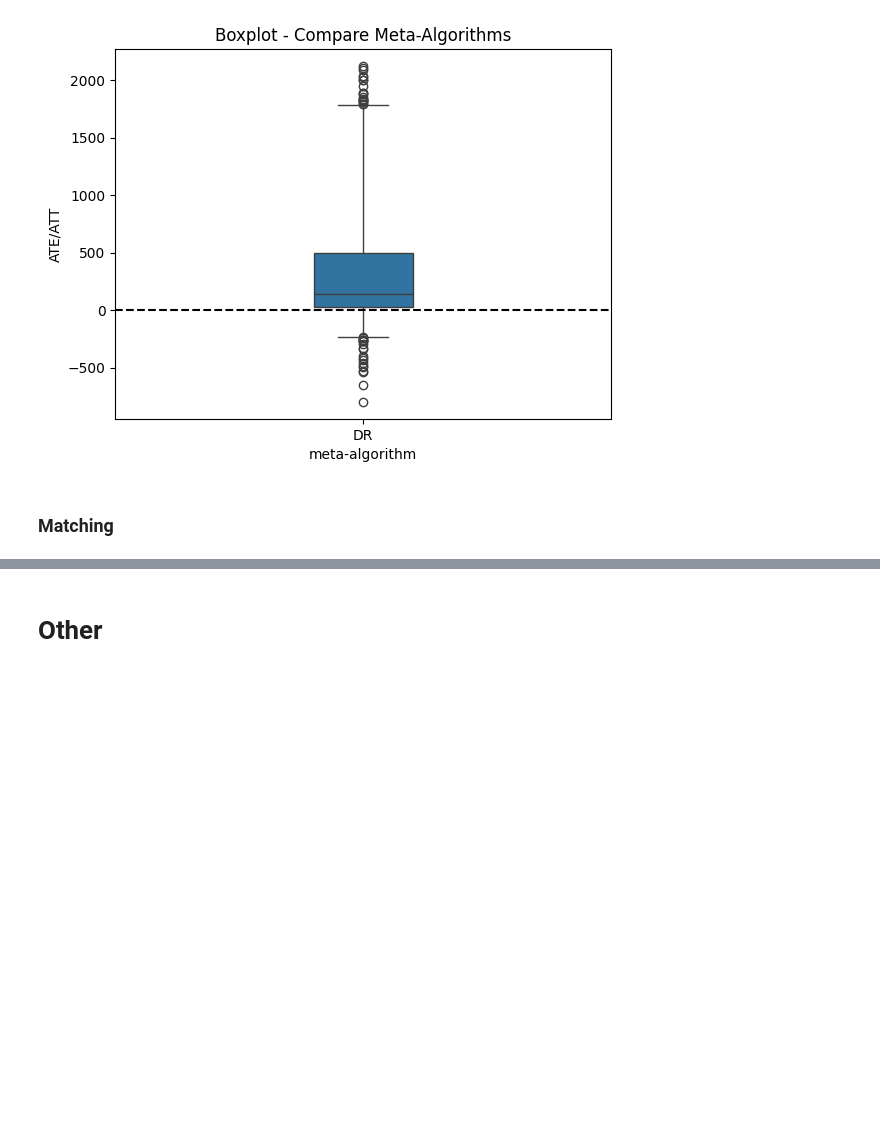
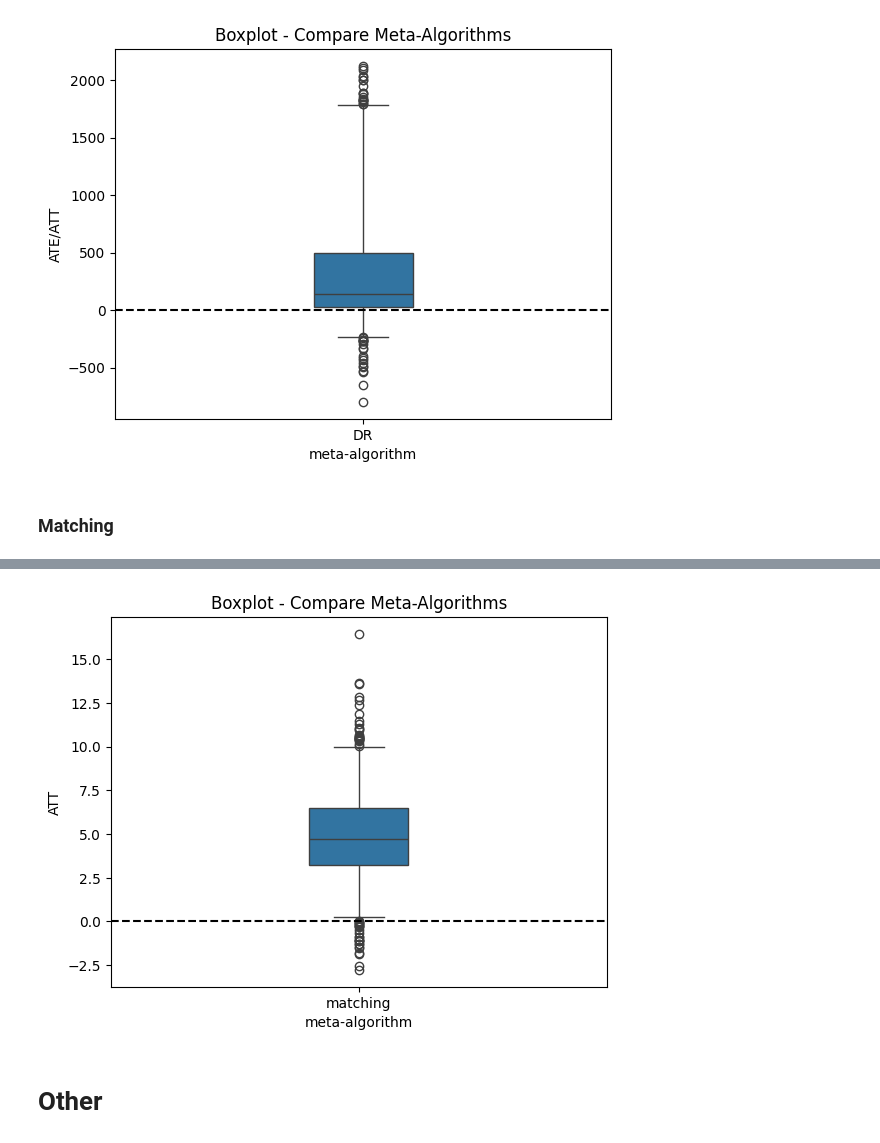
Before and after one commit to matansol/causal-inference-course, a Jupyter notebook: project/project.ipynb, the cells around one changed output, grey strips where cells are left out. Cells and saved outputs as stored; diff of their text form; code cells hidden in the pictures; blank space fills up the shorter version.

```diff
--- a/project/project.ipynb
+++ b/project/project.ipynb
@@ -1763,3 +1919,12 @@ plt.show()
+# %%
+df = pd.DataFrame({'matching': matching_bootstrap_estimates}).melt()
+df.columns = ['meta-algorithm', 'ATT']
+sns.boxplot(x='meta-algorithm', y='ATT', data=df, width=0.2, whis=[2.5, 97.5])
+plt.title('Boxplot - Compare Meta-Algorithms')
+plt.axhline(y=0, linestyle='--', color='black')
+plt.show()
+# %% [output]
+[figure, added]
 # %% [markdown]
 # Other
 # %% [markdown]
```
Also changed, not shown: parts of 16 cells of this notebook.
